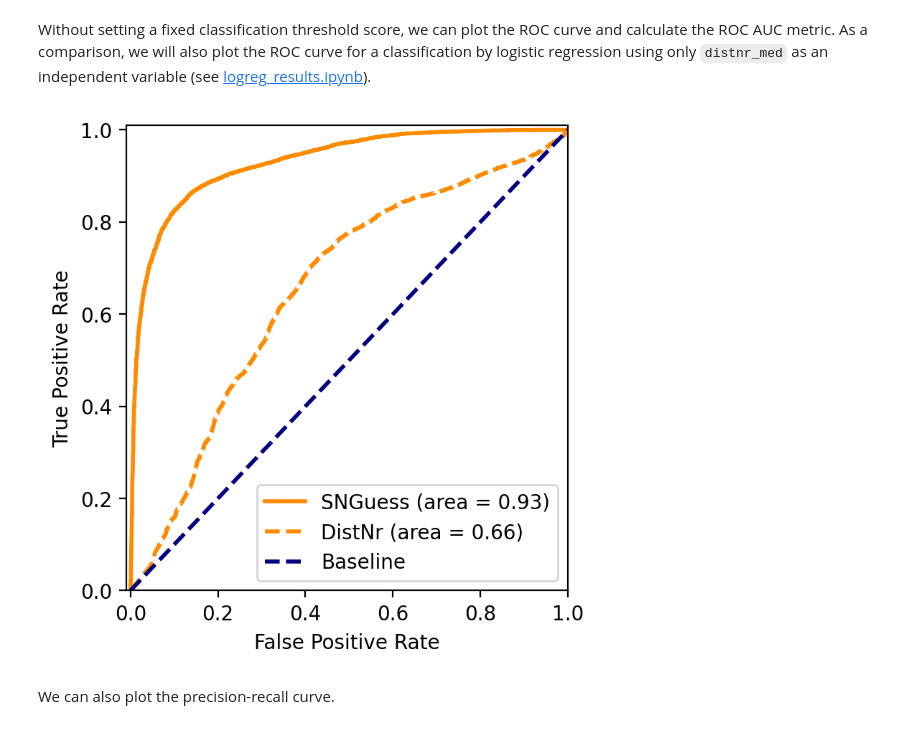
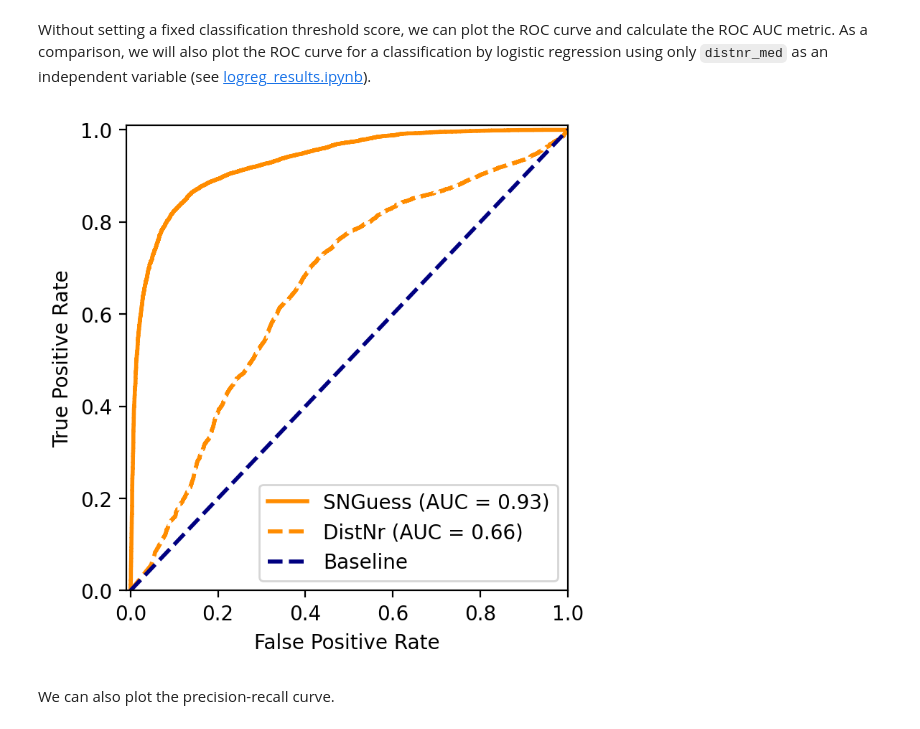
Before and after one commit to nmiranda/SNGuess, a Jupyter notebook: notebooks/snguess_results.ipynb, the cells around one changed output. Drawn from its saved outputs; the diff is of its cells as text; code cells hidden in the pictures.

```diff
--- a/notebooks/snguess_results.ipynb
+++ b/notebooks/snguess_results.ipynb
@@ -231,36 +231,36 @@ fig, ax = plt.subplots(dpi=200, figsize=(4,4))
 lw = 2
 plt.plot(
     fpr,
     tpr,
     color="darkorange",
     lw=lw,
-    label="SNGuess (area = %0.2f)" % roc_auc,          # AUC: reflects performance from plot with a single score
+    label="SNGuess (AUC = %0.2f)" % roc_auc,          # AUC: reflects performance from plot with a single score
 )
 
 logreg = np.load('logreg_distnr_fpr_tpr_auc.npz')
 plt.plot(
     logreg['fpr'],
     logreg['tpr'],
     color="darkorange",
     lw=lw,
     linestyle="--",
-    label="DistNr (area = %0.2f)" % logreg['auc'],
+    label="DistNr (AUC = %0.2f)" % logreg['auc'],
 )
 
 plt.plot([0, 1], [0, 1],                                 # Baseline performance (flipping a coin)
          color="navy",
          lw=lw,
          linestyle="--",
          label='Baseline')
 plt.xlim([-0.01, 1.0])
 plt.ylim([0.0, 1.01])
 plt.xlabel("False Positive Rate")
 plt.ylabel("True Positive Rate")
 plt.legend(loc="lower right")
 plt.tight_layout()
 plt.savefig("snguess_hutns_class_roc.pdf")
 # %% [output]
-[figure, old version]
+[figure, new version]
 # %% [markdown]
 We can also plot the precision-recall curve.
 # %%
```
Also changed, not shown: parts of 10 cells of this notebook, 2 other files.
